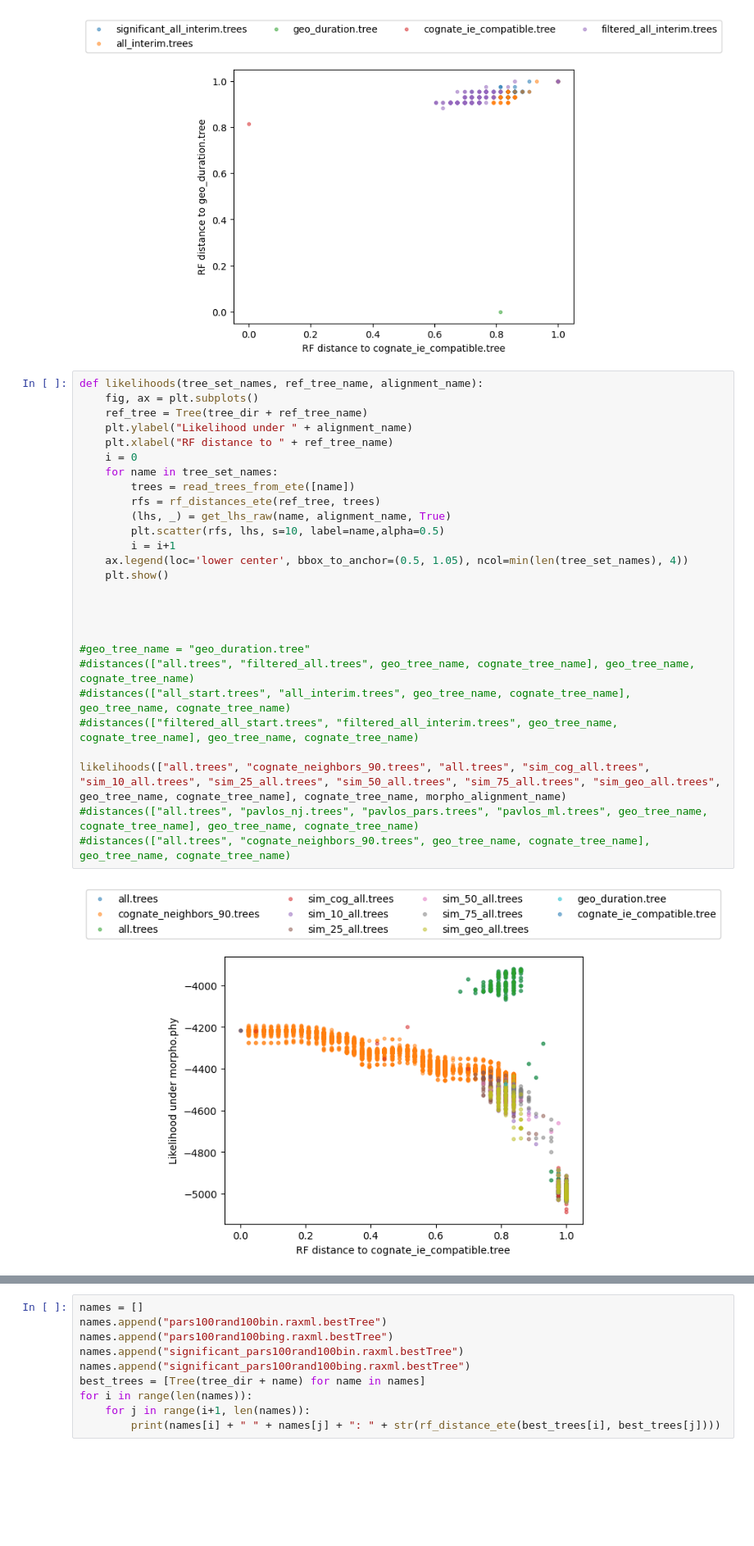
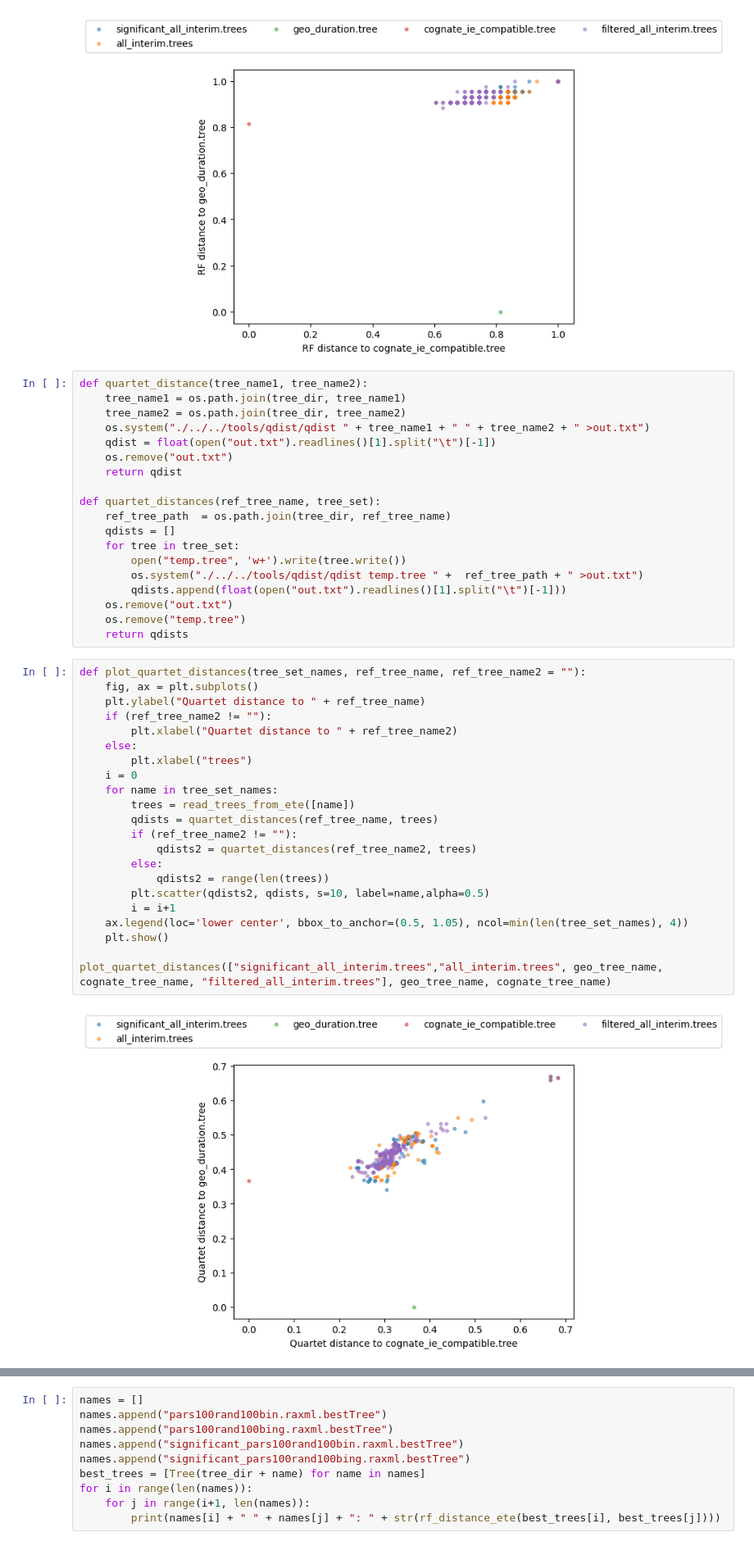
Before and after one commit to luisevonderwiese/mt_scripts, a Jupyter notebook: case_study_elena/TreeSpaceAnalysis.ipynb, the cells around one changed output, grey strips where cells are left out. Shown at 82% size. Saved outputs shown, nothing was run; the diff lists cells and outputs as text; blank space fills up the shorter version.

Commit message:
Add quartet distance

```diff
--- a/case_study_elena/TreeSpaceAnalysis.ipynb
+++ b/case_study_elena/TreeSpaceAnalysis.ipynb
@@ -565,32 +565,46 @@ distances(["significant_all_interim.trees", "all_interim.trees", geo_tree_name,
 #distances(["all.trees", "cognate_neighbors_90.trees", geo_tree_name, cognate_tree_name], geo_tree_name, cognate_tree_name)
 # %% [output]
 [figure]
-# %%
-def likelihoods(tree_set_names, ref_tree_name, alignment_name):
-    fig, ax = plt.subplots()
-    ref_tree = Tree(tree_dir + ref_tree_name)
-    plt.ylabel("Likelihood under " + alignment_name)
-    plt.xlabel("RF distance to " + ref_tree_name)
-    i = 0
-    for name in tree_set_names:
-        trees = read_trees_from_ete([name])
-        rfs = rf_distances_ete(ref_tree, trees)
-        (lhs, _) = get_lhs_raw(name, alignment_name, True)
-        plt.scatter(rfs, lhs, s=10, label=name,alpha=0.5)
-        i = i+1
-    ax.legend(loc='lower center', bbox_to_anchor=(0.5, 1.05), ncol=min(len(tree_set_names), 4))
-    plt.show()
-
-
-
-
-#geo_tree_name = "geo_duration.tree"
-#distances(["all.trees", "filtered_all.trees", geo_tree_name, cognate_tree_name], geo_tree_name, cognate_tree_name)
-#distances(["all_start.trees", "all_interim.trees", geo_tree_name, cognate_tree_name], geo_tree_name, cognate_tree_name)
-#distances(["filtered_all_start.trees", "filtered_all_interim.trees", geo_tree_name, cognate_tree_name], geo_tree_name, cognate_tree_name)
-
-likelihoods(["all.trees", "cognate_neighbors_90.trees", "all.trees", "sim_cog_all.trees", "sim_10_all.trees", "sim_25_all.trees", "sim_50_all.trees", "sim_75_all.trees", "sim_geo_all.trees", geo_tree_name, cognate_tree_name], cognate_tree_name, morpho_alignment_name)
-#distances(["all.trees", "pavlos_nj.trees", "pavlos_pars.trees", "pavlos_ml.trees", geo_tree_name, cognate_tree_name], geo_tree_name, cognate_tree_name)
-#distances(["all.trees", "cognate_neighbors_90.trees", geo_tree_name, cognate_tree_name], geo_tree_name, cognate_tree_name)
-# %% [output]
-[figure]
+# %%
+def quartet_distance(tree_name1, tree_name2):
+    tree_name1 = os.path.join(tree_dir, tree_name1)
+    tree_name2 = os.path.join(tree_dir, tree_name2)
+    os.system("./../../tools/qdist/qdist " + tree_name1 + " " + tree_name2 + " >out.txt")
+    qdist = float(open("out.txt").readlines()[1].split("\t")[-1])
+    os.remove("out.txt")
+    return qdist
+
+def quartet_distances(ref_tree_name, tree_set):
+    ref_tree_path  = os.path.join(tree_dir, ref_tree_name)
+    qdists = []
+    for tree in tree_set:
+        open("temp.tree", 'w+').write(tree.write())
+        os.system("./../../tools/qdist/qdist temp.tree " +  ref_tree_path + " >out.txt")
+        qdists.append(float(open("out.txt").readlines()[1].split("\t")[-1]))
+    os.remove("out.txt")
+    os.remove("temp.tree")
+    return qdists
+# %%
+def plot_quartet_distances(tree_set_names, ref_tree_name, ref_tree_name2 = ""):
+    fig, ax = plt.subplots()
+    plt.ylabel("Quartet distance to " + ref_tree_name)
+    if (ref_tree_name2 != ""):
+        plt.xlabel("Quartet distance to " + ref_tree_name2)
+    else:
+        plt.xlabel("trees")
+    i = 0
+    for name in tree_set_names:
+        trees = read_trees_from_ete([name])
+        qdists = quartet_distances(ref_tree_name, trees)
+        if (ref_tree_name2 != ""):
+            qdists2 = quartet_distances(ref_tree_name2, trees)
+        else:
+            qdists2 = range(len(trees))
+        plt.scatter(qdists2, qdists, s=10, label=name,alpha=0.5)
+        i = i+1
+    ax.legend(loc='lower center', bbox_to_anchor=(0.5, 1.05), ncol=min(len(tree_set_names), 4))
+    plt.show()
+
+plot_quartet_distances(["significant_all_interim.trees","all_interim.trees", geo_tree_name, cognate_tree_name, "filtered_all_interim.trees"], geo_tree_name, cognate_tree_name)
+# %% [output]
+[figure, added]
```
Also changed, not shown: parts of 4 cells of this notebook.
